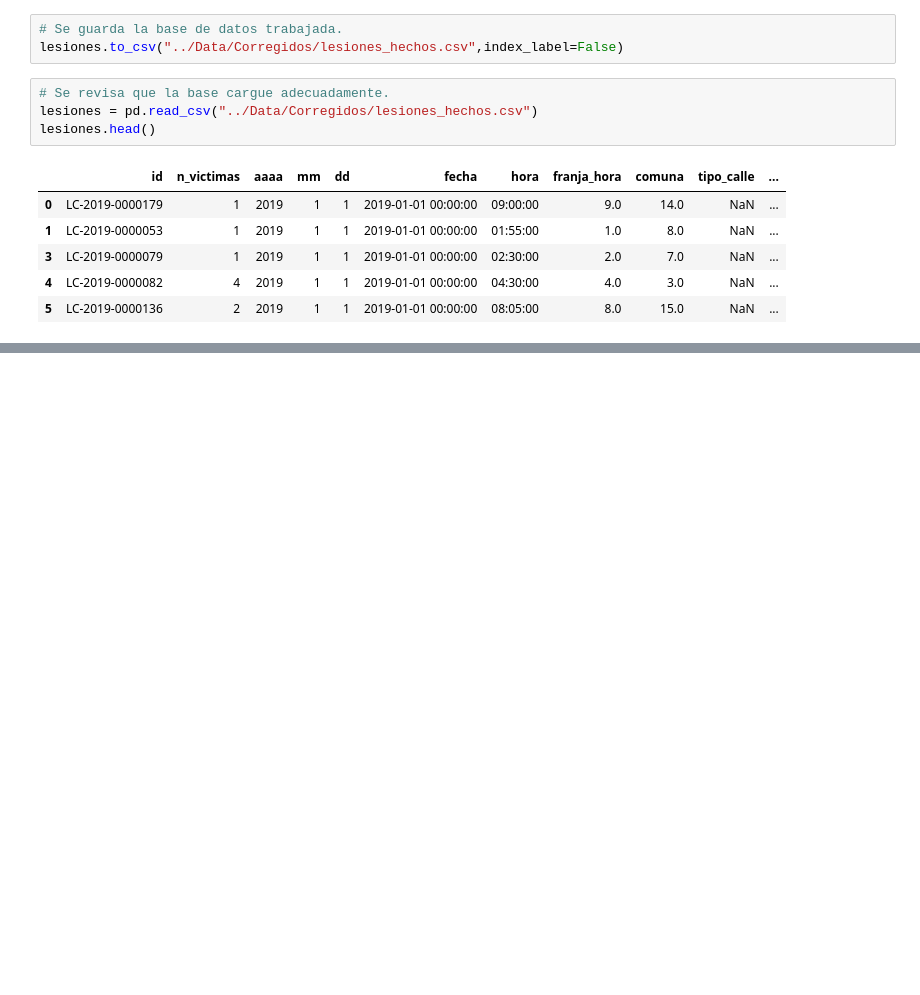
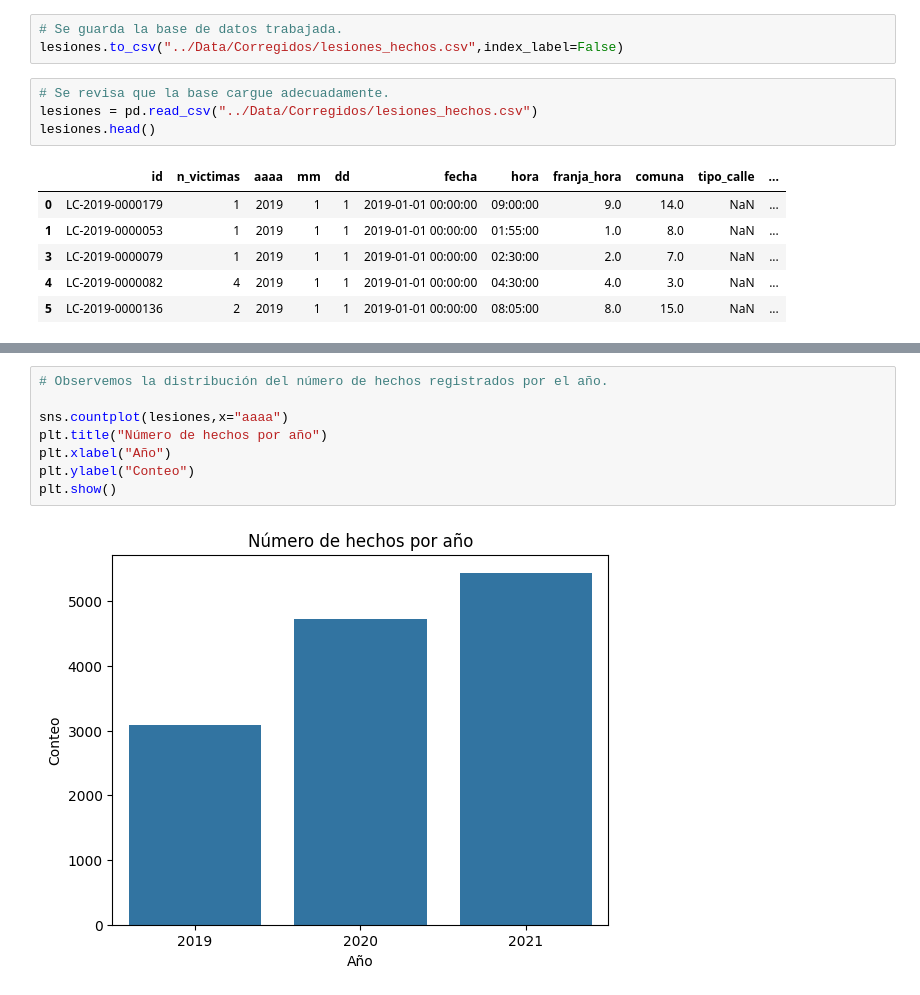
Before and after one commit to DaAnMaGi/Proyecto_Data_Abril, a Jupyter notebook: Bases/apertura_bases.ipynb, the cells around one changed output, grey strips where cells are left out. Drawn from its saved outputs; the diff is of its cells as text; blank space fills up the shorter version.

```diff
--- a/Bases/apertura_bases.ipynb
+++ b/Bases/apertura_bases.ipynb
@@ -1071,0 +1103,10 @@ lesiones.head()
+# %%
+# Observemos la distribución del número de hechos registrados por el año.
+
+sns.countplot(lesiones,x="aaaa")
+plt.title("Número de hechos por año")
+plt.xlabel("Año")
+plt.ylabel("Conteo")
+plt.show()
+# %% [output]
+[figure, added]
```
Also changed, not shown: parts of 13 cells of this notebook.
